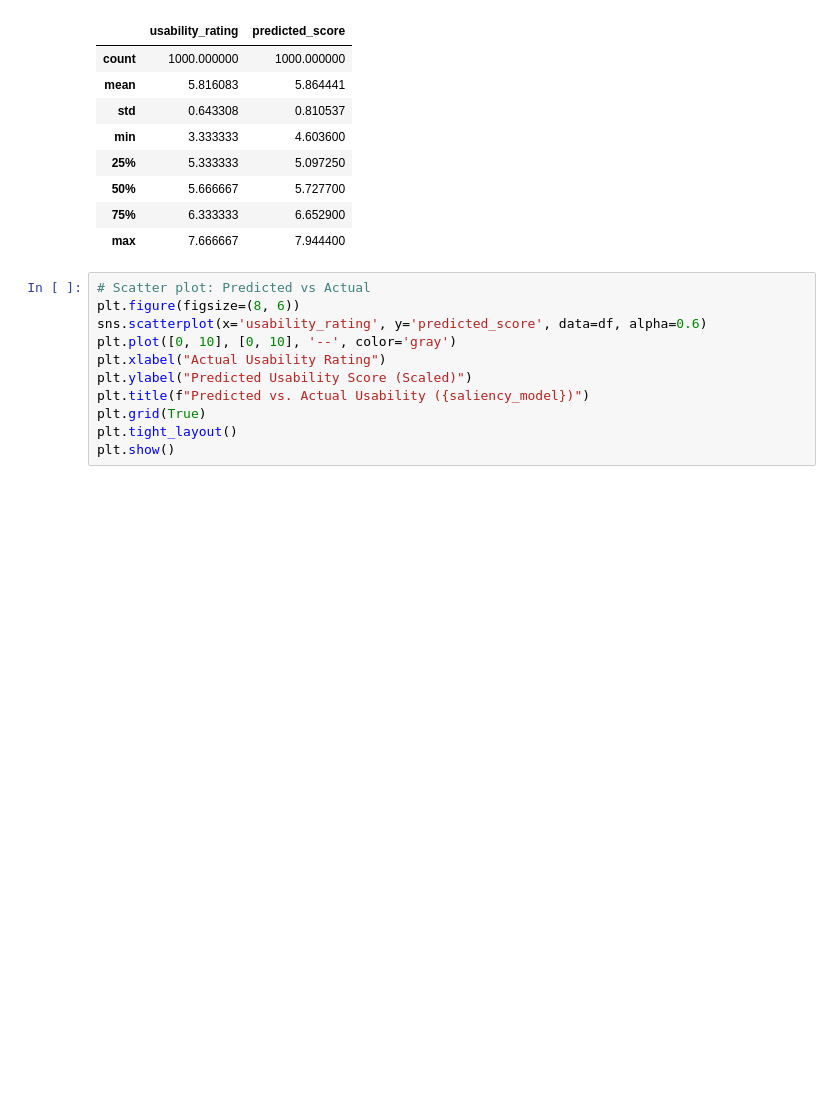
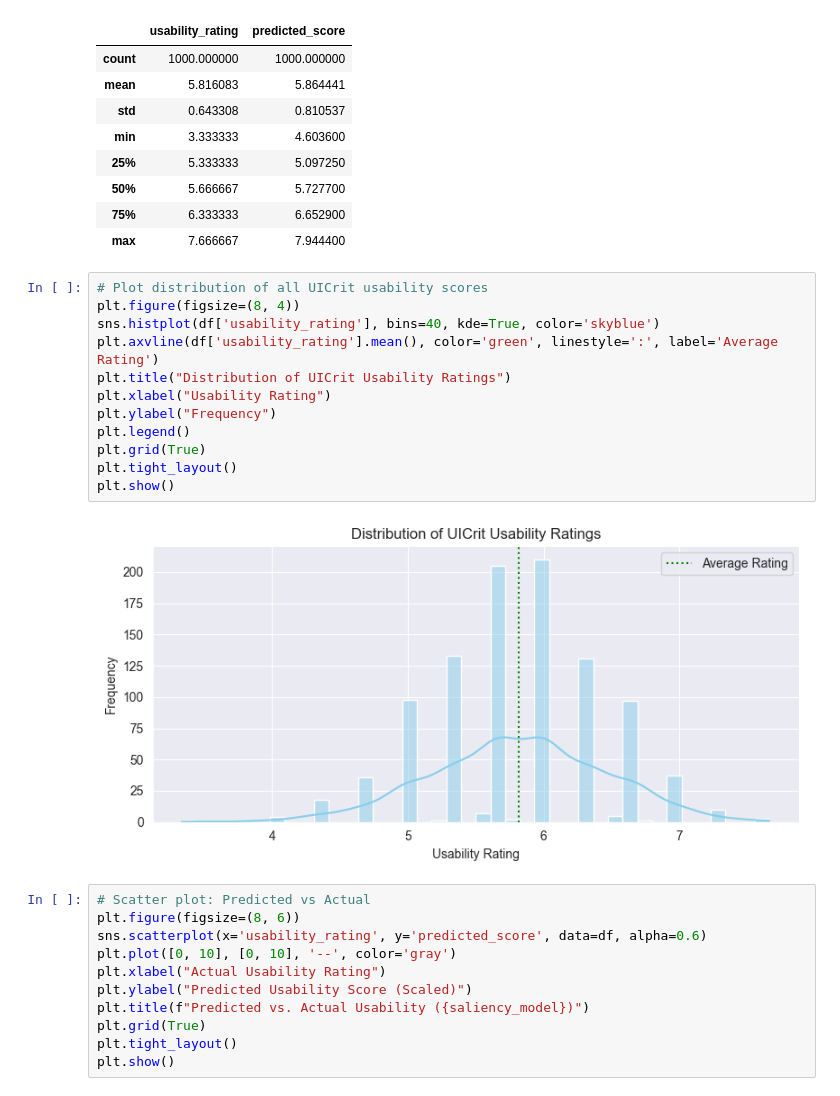
Before and after one commit to glibas/SaliStruct, a Jupyter notebook: notebooks/salistruct_analysis.ipynb, the cells around one changed output. Cells and saved outputs as stored; diff of their text form; blank space fills up the shorter version.

Commit message:
feat(notebooks): Add visualisations

```diff
--- a/notebooks/salistruct_analysis.ipynb
+++ b/notebooks/salistruct_analysis.ipynb
@@ -48,6 +48,20 @@ Total samples: 1000
 | 50% | 5.666667 | 5.727700 |
 | 75% | 6.333333 | 6.652900 |
 | max | 7.666667 | 7.944400 |
+# %%
+# Plot distribution of all UICrit usability scores
+plt.figure(figsize=(8, 4))
+sns.histplot(df['usability_rating'], bins=40, kde=True, color='skyblue')
+plt.axvline(df['usability_rating'].mean(), color='green', linestyle=':', label='Average Rating')
+plt.title("Distribution of UICrit Usability Ratings")
+plt.xlabel("Usability Rating")
+plt.ylabel("Frequency")
+plt.legend()
+plt.grid(True)
+plt.tight_layout()
+plt.show()
+# %% [output]
+[figure, added]
 # %%
 # Scatter plot: Predicted vs Actual
 plt.figure(figsize=(8, 6))
```
Also changed, not shown: parts of 1 cell of this notebook, 5 other files.
